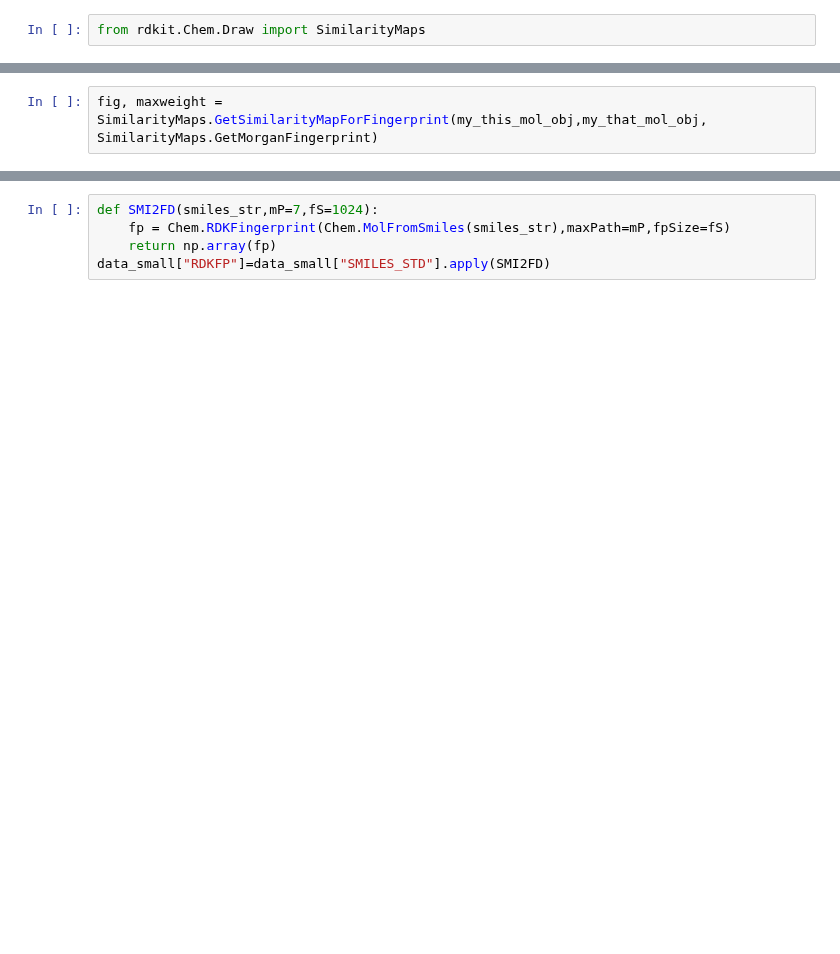
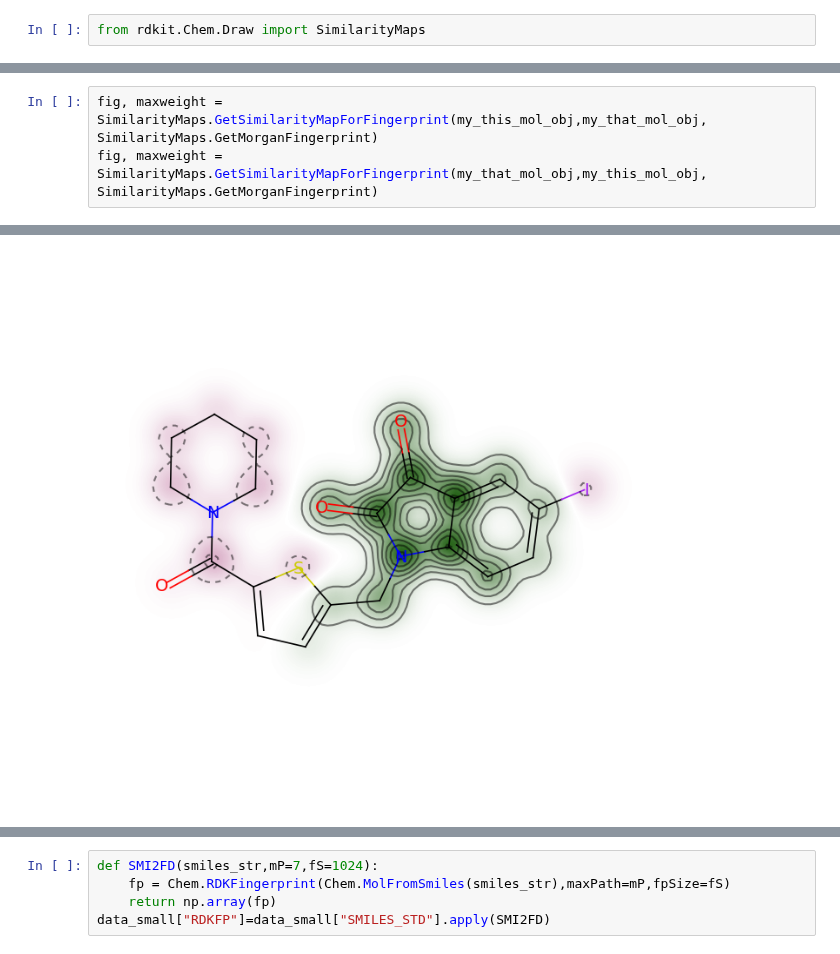
Before and after one commit to sp8rks/MaterialsInformatics, a Jupyter notebook: worked_examples/RDKit_tutorial/RDkit_tutorial.ipynb, the cells around one changed output, grey strips where cells are left out. Drawn from its saved outputs; the diff is of its cells as text; blank space fills up the shorter version.

```diff
--- a/worked_examples/RDKit_tutorial/RDkit_tutorial.ipynb
+++ b/worked_examples/RDKit_tutorial/RDkit_tutorial.ipynb
@@ -357,2 +390,4 @@ from rdkit.Chem.Draw import SimilarityMaps
 # %%
 fig, maxweight = SimilarityMaps.GetSimilarityMapForFingerprint(my_this_mol_obj,my_that_mol_obj, SimilarityMaps.GetMorganFingerprint)
+fig, maxweight = SimilarityMaps.GetSimilarityMapForFingerprint(my_that_mol_obj,my_this_mol_obj, SimilarityMaps.GetMorganFingerprint)
+# %% [output]
@@ -358,0 +398 @@ fig, maxweight = SimilarityMaps.GetSimilarityMapForFingerprint(my_this_mol_obj,m
+[figure, added]
```
Also changed, not shown: parts of 82 cells of this notebook, 31 other files.
